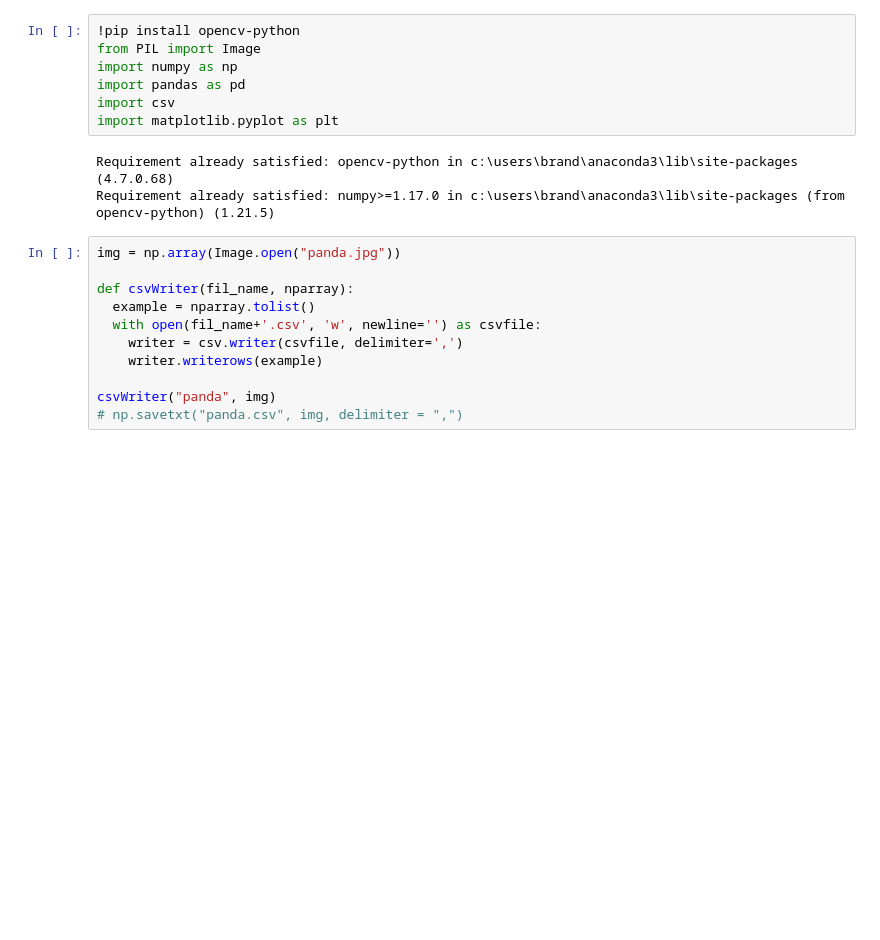
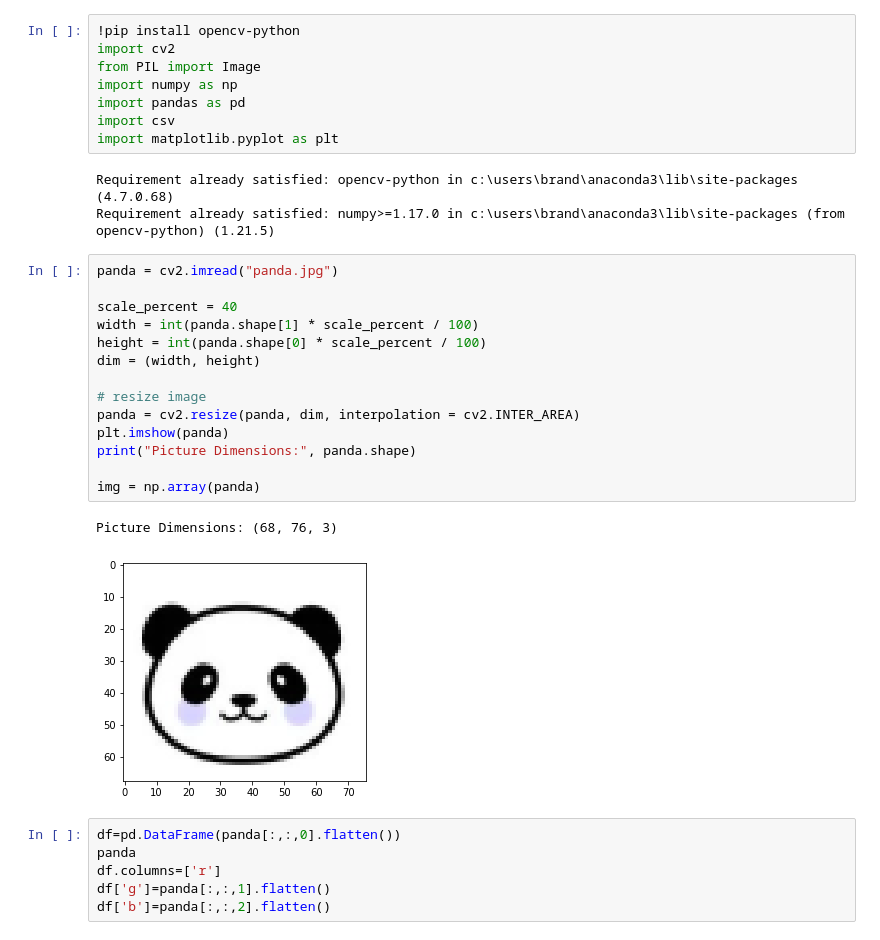
Before and after one commit to Comment-XD/IMG_to_Minecraft_Murall, a Jupyter notebook: img_to_csv -checkpoint.ipynb, the cells around one changed output. Saved outputs shown, nothing was run; the diff lists cells and outputs as text; blank space fills up the shorter version.

```diff
--- a/img_to_csv -checkpoint.ipynb
+++ b/img_to_csv -checkpoint.ipynb
@@ -1,5 +1,6 @@
 # %%
 !pip install opencv-python
+import cv2
 from PIL import Image
 import numpy as np
 import pandas as pd
@@ -9,16 +10,28 @@ import matplotlib.pyplot as plt
 Requirement already satisfied: opencv-python in c:\users\brand\anaconda3\lib\site-packages (4.7.0.68)
 Requirement already satisfied: numpy>=1.17.0 in c:\users\brand\anaconda3\lib\site-packages (from opencv-python) (1.21.5)
 # %%
-img = np.array(Image.open("panda.jpg"))
+panda = cv2.imread("panda.jpg")
 
-def csvWriter(fil_name, nparray):
-  example = nparray.tolist()
-  with open(fil_name+'.csv', 'w', newline='') as csvfile:
-    writer = csv.writer(csvfile, delimiter=',')
-    writer.writerows(example)
+scale_percent = 40
+width = int(panda.shape[1] * scale_percent / 100)
+height = int(panda.shape[0] * scale_percent / 100)
+dim = (width, height)
 
-csvWriter("panda", img)
-# np.savetxt("panda.csv", img, delimiter = ",")
+# resize image
+panda = cv2.resize(panda, dim, interpolation = cv2.INTER_AREA)
+plt.imshow(panda)
+print("Picture Dimensions:", panda.shape)
+
+img = np.array(panda)
+# %% [output]
+Picture Dimensions: (68, 76, 3)
+[figure, added]
+# %%
+df=pd.DataFrame(panda[:,:,0].flatten())
+panda
+df.columns=['r']
+df['g']=panda[:,:,1].flatten()
+df['b']=panda[:,:,2].flatten()
 # %%
 """
 Goal one: change the numpy array from a 3-D shape to a 2-D shape
```
Also changed, not shown: parts of 2 cells of this notebook, 2 other files.
